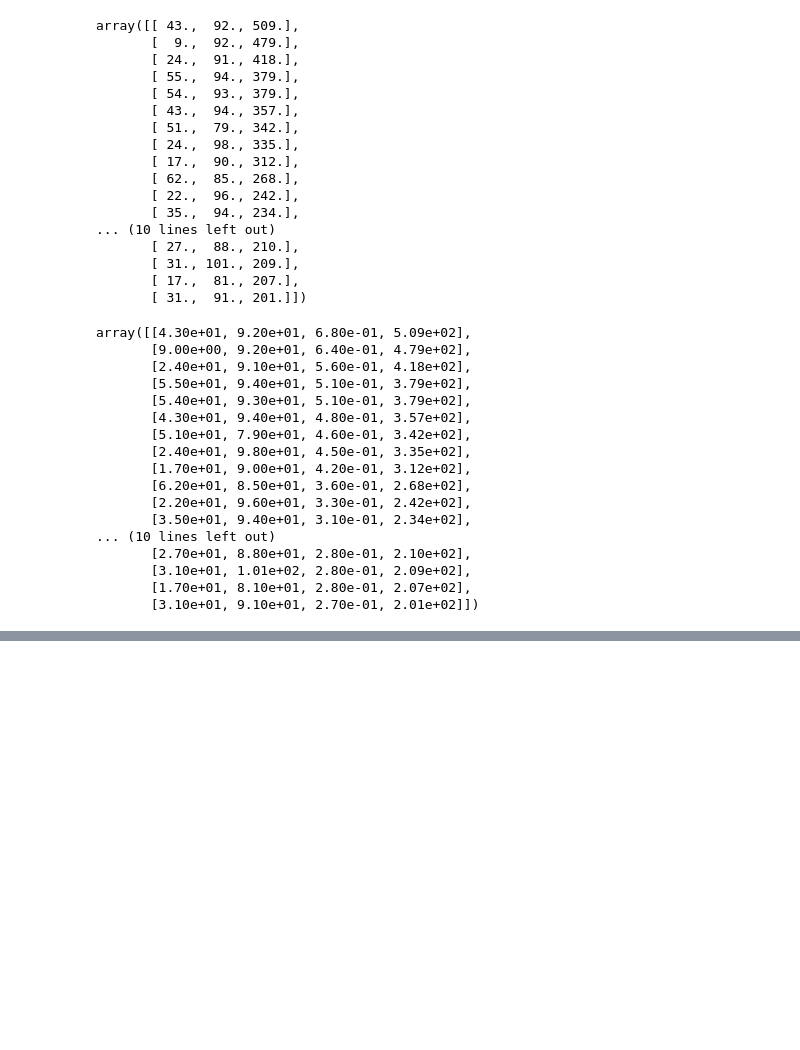
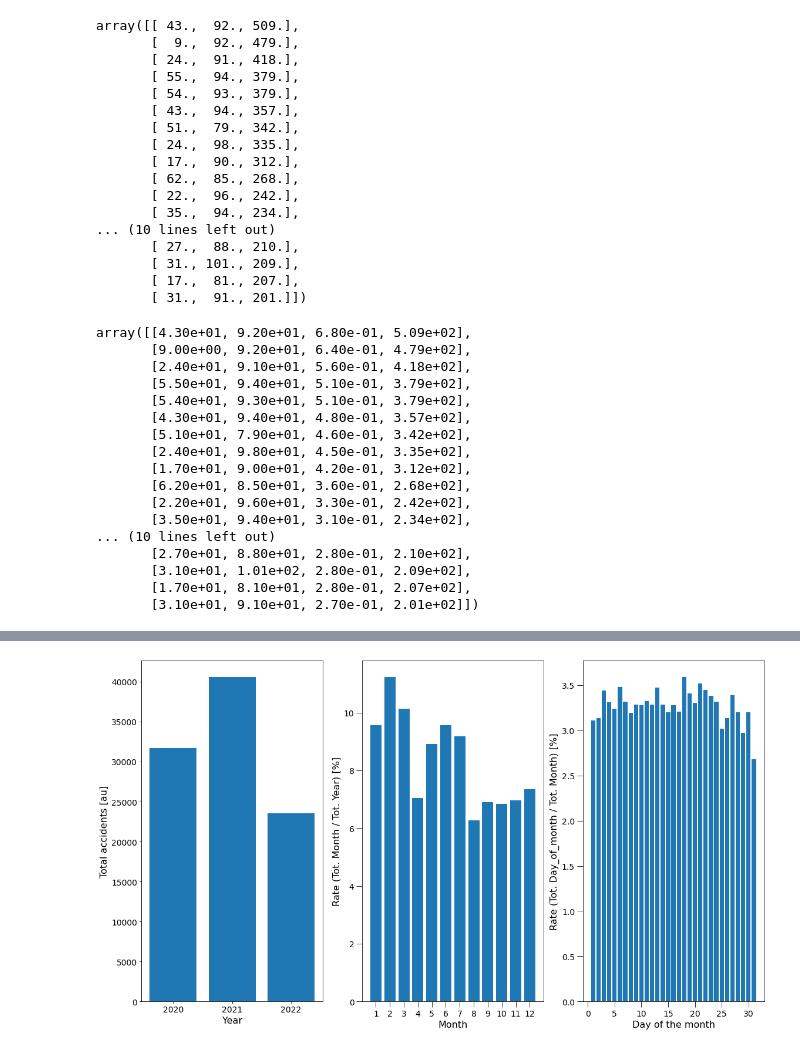
Before and after one commit to suarez-duran-m/personal_projects, a Jupyter notebook: movility/medellin/analysis_accidents_data.ipynb, the cells around one changed output, grey strips where cells are left out. Drawn from its saved outputs; the diff is of its cells as text; code cells hidden in the pictures; blank space fills up the shorter version.

Commit message:
New histograms added: events per year, monht, day of month, etc

```diff
--- a/movility/medellin/analysis_accidents_data.ipynb
+++ b/movility/medellin/analysis_accidents_data.ipynb
@@ -327,0 +391,14 @@ Name: DISENO, dtype: int64
+# %%
+# Grouping by day => year month dia day_counts
+grouped_day = data.groupby(['MES', 'DIA']).size().reset_index(name='day_count')
+
+# Grouping by month => year mes month_counts
+grouped_month = data.groupby(['MES']).size().reset_index(name='total_count')
+
+# merging together => mes dia day_counts month_counts
+ratio_dayMonth = pd.merge(grouped_day, grouped_month, on='MES')
+
+# Calculating the ratio
+ratio_dayMonth['ratio'] = 100.*result['day_count'] / result['total_count']
+ratio_dayMonth = ratio_dayMonth.groupby('DIA')['ratio'].mean().reset_index()
+ratio_dayMonth
@@ -327,0 +423,4 @@ Name: DISENO, dtype: int64
+# %%
+ratio_monthYear = data.groupby(['MES']).size().reset_index(name = 'month_count')
+ratio_monthYear['ratio'] = 100.*ratio_monthYear['month_count'] / ratio_monthYear['month_count'].sum()
+ratio_monthYear
@@ -327,0 +441,34 @@ Name: DISENO, dtype: int64
+# %%
+fig, axes = plt.subplots(1, 3, figsize=(16, 9))
+
+axes = axes.flatten()
+
+for i in range(3):
+  ax = axes[i]
+  if i == 0:
+    cnts = data['PERIODO'].value_counts()
+    ax.bar(cnts.index[:], cnts)
+    ax.set_xlabel("Year", fontsize = 16)
+    ax.set_ylabel("Total accidents [au]", fontsize = 16)
+    ax.set_xticks(data['PERIODO'].value_counts().index[:])
+
+  elif i == 1:
+    ax.bar(ratio_monthYear['MES'], ratio_monthYear['ratio'])
+    ax.set_xlabel("Month", fontsize = 16)
+    ax.set_ylabel("Rate (Tot. Month / Tot. Year) [%]", fontsize = 16)
+    ax.set_xticks(ratio_monthYear['MES'])
+    ax.tick_params(axis = 'both', length = 10)
+
+  elif i == 2:
+    ax.bar(ratio_dayMonth['DIA'], ratio_dayMonth['ratio'])
+    ax.set_xlabel("Day of the month", fontsize = 16)
+    ax.tick_params(axis = 'both', length = 10)
+    ax.set_ylabel("Rate (Tot. Day_of_month / Tot. Month) [%]", fontsize = 16)
+
+  ax.tick_params(axis = 'both', labelsize = 14)
+
+
+plt.tight_layout()
+plt.show()
+# %% [output]
+[figure, added]
```
Also changed, not shown: parts of 23 cells of this notebook.
